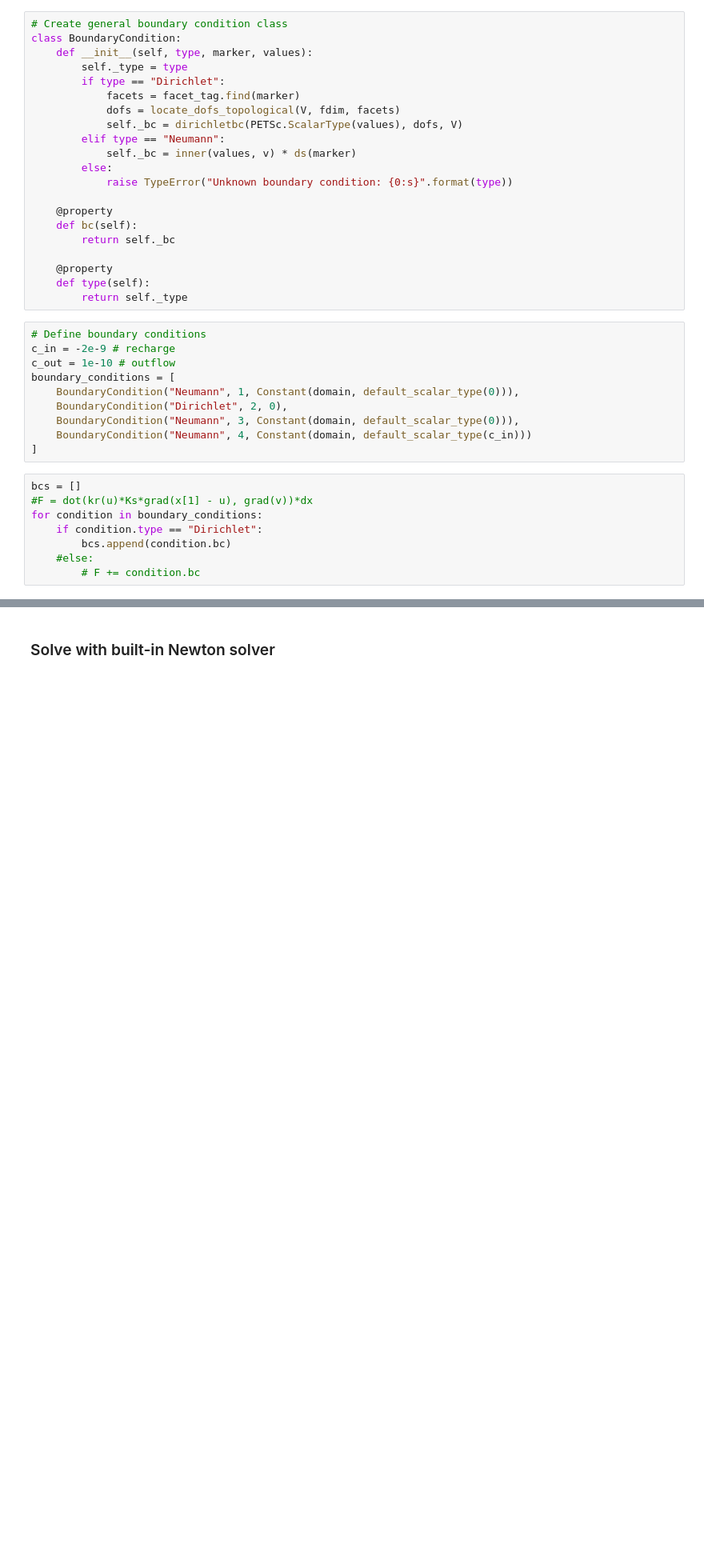
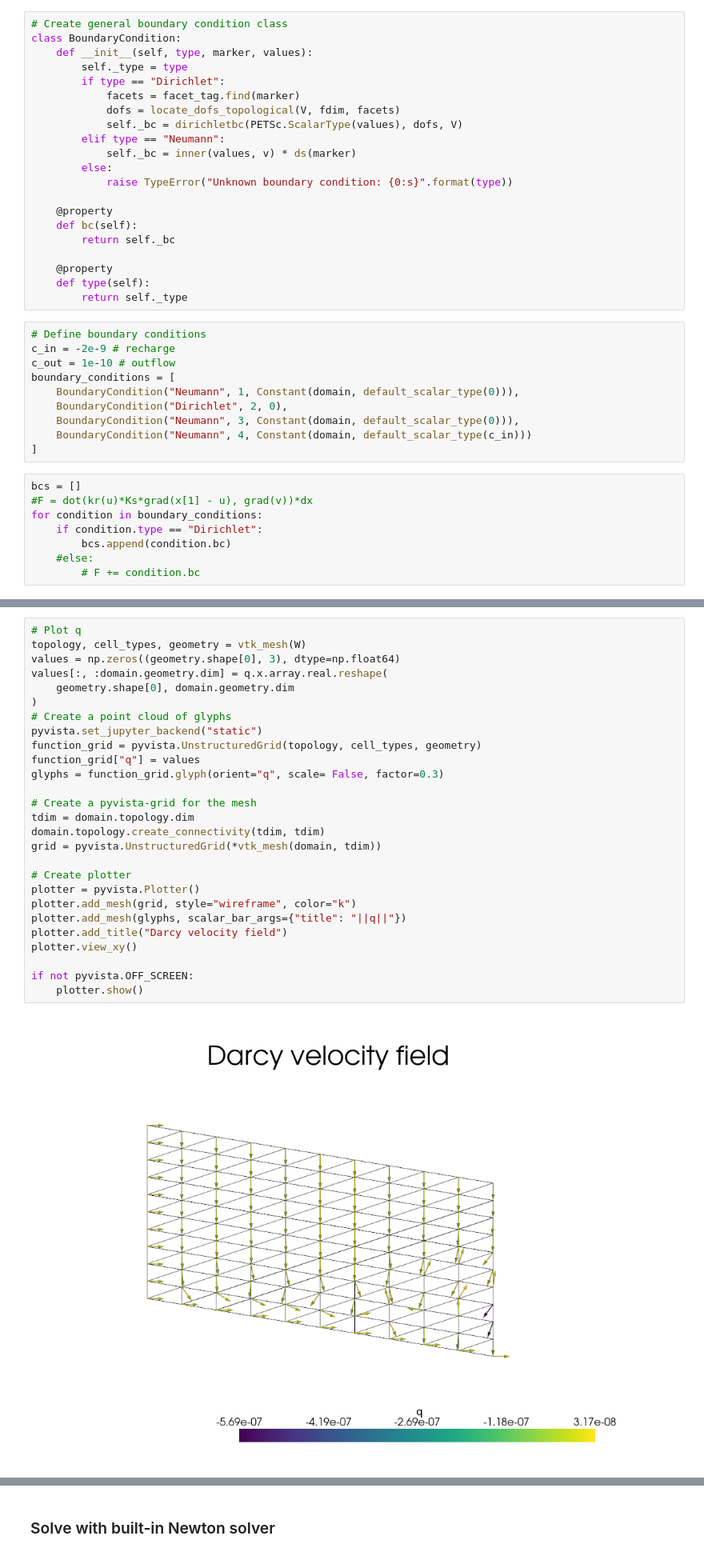
Before and after one commit to lannika-ut/ScientificPractice, a Jupyter notebook: FiniteElements/Richards.ipynb, the cells around one changed output, grey strips where cells are left out. Shown at 80% size. Drawn from its saved outputs; the diff is of its cells as text; blank space fills up the shorter version.

```diff
--- a/FiniteElements/Richards.ipynb
+++ b/FiniteElements/Richards.ipynb
@@ -341,0 +366,29 @@ numpy.ndarray
+# %%
+# Plot q
+topology, cell_types, geometry = vtk_mesh(W)
+values = np.zeros((geometry.shape[0], 3), dtype=np.float64)
+values[:, :domain.geometry.dim] = q.x.array.real.reshape(
+    geometry.shape[0], domain.geometry.dim
+)
+# Create a point cloud of glyphs
+pyvista.set_jupyter_backend("static")
+function_grid = pyvista.UnstructuredGrid(topology, cell_types, geometry)
+function_grid["q"] = values
+glyphs = function_grid.glyph(orient="q", scale= False, factor=0.3)
+
+# Create a pyvista-grid for the mesh
+tdim = domain.topology.dim
+domain.topology.create_connectivity(tdim, tdim)
+grid = pyvista.UnstructuredGrid(*vtk_mesh(domain, tdim))
+
+# Create plotter
+plotter = pyvista.Plotter()
+plotter.add_mesh(grid, style="wireframe", color="k")
+plotter.add_mesh(glyphs, scalar_bar_args={"title": "||q||"})
+plotter.add_title("Darcy velocity field")
+plotter.view_xy()
+
+if not pyvista.OFF_SCREEN:
+    plotter.show()
+# %% [output]
+[figure, added]
```
Also changed, not shown: parts of 18 cells of this notebook, 2 other files.
